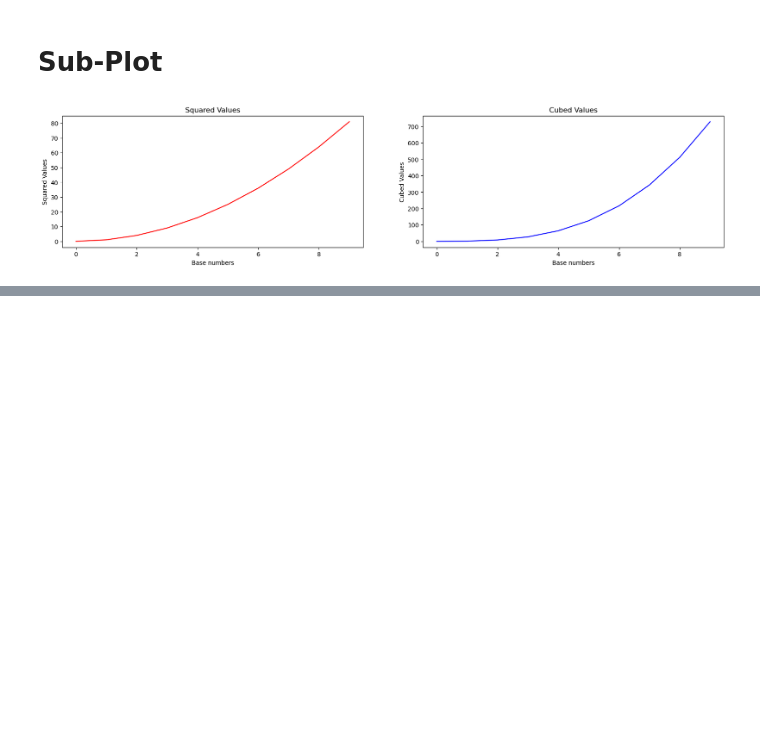
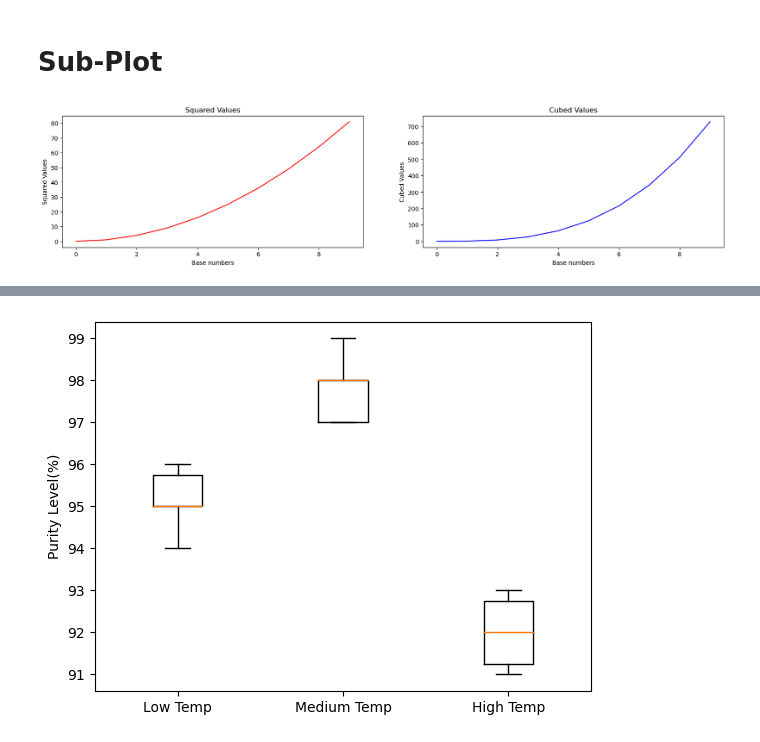
Before and after one commit to HOOSYEPING/Python-Projects-Classes, a Jupyter notebook: Week 9 Visualization.ipynb, the cells around one changed output, grey strips where cells are left out. Cells and saved outputs as stored; diff of their text form; code cells hidden in the pictures; blank space fills up the shorter version.

```diff
--- a/Week 9 Visualization.ipynb
+++ b/Week 9 Visualization.ipynb
@@ -57,0 +150,16 @@ plt.show()
+# %%
+import matplotlib.pyplot as plt
+
+purity_low_temp=[95,96,95,94,95,96,95,94,95,96]
+purity_medium_temp=[97,97,98,99,98,97,98,99,98,97]
+purity_high_temp=[92,91,93,92,91,92,93,91,92,93]
+
+temperature_labels=['Low Temp','Medium Temp','High Temp']
+
+plt.boxplot([purity_low_temp,purity_medium_temp,purity_high_temp],labels=temperature_labels)
+plt.title=('Box Plot of Chemical Compound Purity at Different Temperatures')
+plt.ylabel('Purity Level(%)')
+
+plt.show()
+# %% [output]
+[figure, added]
```
Also changed, not shown: parts of 10 cells of this notebook.
